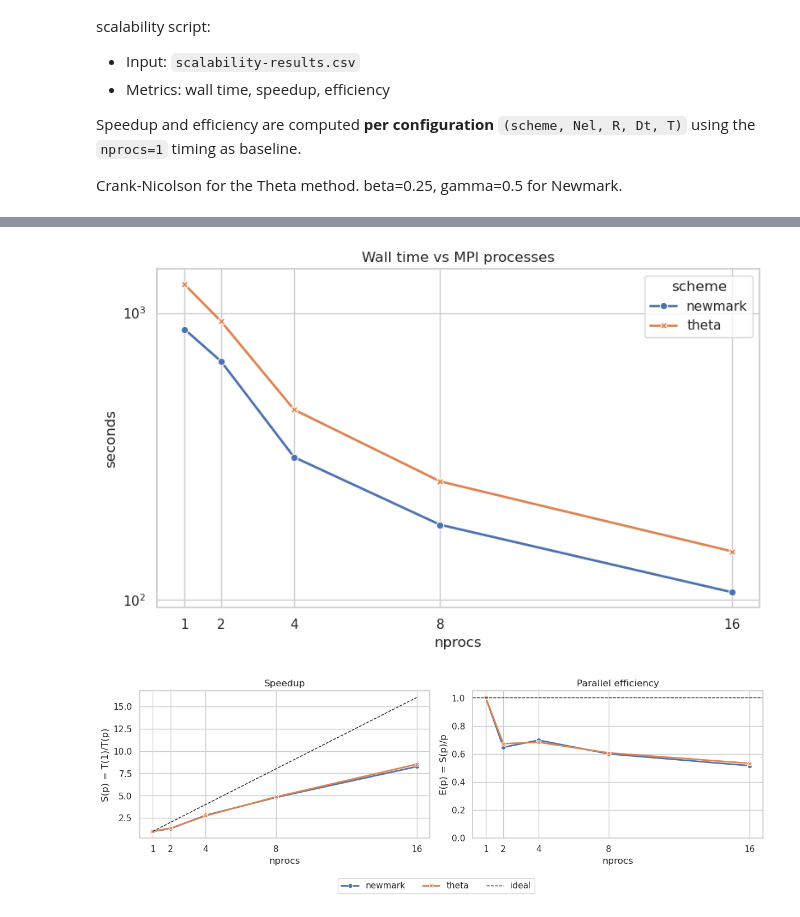
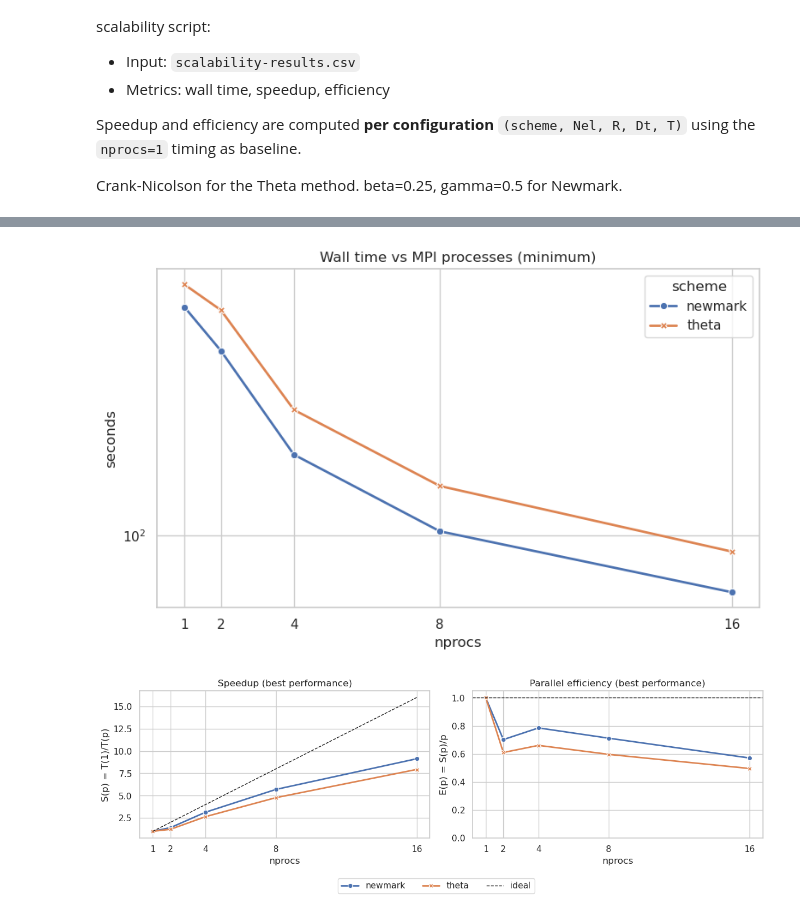
Before and after one commit to AlessandroGhiotto/nmpde-wave-equation, a Jupyter notebook: analysis/scalability-analisys.ipynb, the cells around one changed output, grey strips where cells are left out. Saved outputs shown, nothing was run; the diff lists cells and outputs as text; code cells hidden in the pictures.

```diff
--- a/analysis/scalability-analisys.ipynb
+++ b/analysis/scalability-analisys.ipynb
@@ -89,52 +95,62 @@ df_plot['case'] = (
     + ', T=' + df_plot['T'].astype(str)
 )
 
+# Aggregate by taking minimum for each configuration
+df_plot_agg = df_plot.groupby(['scheme', 'nprocs'], as_index=False).agg({'seconds': 'min'})
+
 plt.figure(figsize=(8, 5))
 ax = sns.lineplot(
-    data=df_plot, x='nprocs', y='seconds',
-    hue='scheme', style='scheme', markers=True, dashes=False, linewidth=2
+    data=df_plot_agg, x='nprocs', y='seconds',
+    hue='scheme', style='scheme', markers=True, dashes=False, linewidth=2,
+    errorbar=None
 )
-ax.set_title('Wall time vs MPI processes')
+ax.set_title('Wall time vs MPI processes (minimum)')
 ax.set_xlabel('nprocs')
 ax.set_ylabel('seconds')
 ax.set_yscale('log')
-ax.set_xticks(sorted(df_plot['nprocs'].unique()))
+ax.set_xticks(sorted(df_plot_agg['nprocs'].unique()))
 plt.tight_layout()
 # %% [output]
-[figure, old version]
+[figure, new version]
 # %%
 # Speedup and efficiency vs nprocs
+# Aggregate by taking minimum for each configuration
+dfm_agg = dfm.groupby(['scheme', 'nprocs'], as_index=False).agg({
+    'speedup': 'max',  # max speedup corresponds to min time
+    'efficiency': 'max'  # max efficiency corresponds to min time
+})
+
 fig, axes = plt.subplots(1, 2, figsize=(12, 4))
 
 sns.lineplot(
-    data=dfm, x='nprocs', y='speedup',
+    data=dfm_agg, x='nprocs', y='speedup',
     hue='scheme', style='scheme', markers=True, dashes=False, linewidth=2,
-    ax=axes[0]
+    ax=axes[0], errorbar=None
 )
-axes[0].plot([1, dfm['nprocs'].max()], [1, dfm['nprocs'].max()], color='k', linewidth=1, linestyle='--', label='ideal')
-axes[0].set_title('Speedup')
+axes[0].plot([1, dfm_agg['nprocs'].max()], [1, dfm_agg['nprocs'].max()], color='k', linewidth=1, linestyle='--', label='ideal')
+axes[0].set_title('Speedup (best performance)')
 axes[0].set_xlabel('nprocs')
 axes[0].set_ylabel('S(p) = T(1)/T(p)')
-axes[0].set_xticks(sorted(dfm['nprocs'].unique()))
+axes[0].set_xticks(sorted(dfm_agg['nprocs'].unique()))
 
 sns.lineplot(
-    data=dfm, x='nprocs', y='efficiency',
+    data=dfm_agg, x='nprocs', y='efficiency',
     hue='scheme', style='scheme', markers=True, dashes=False, linewidth=2,
-    ax=axes[1]
+    ax=axes[1], errorbar=None
 )
 axes[1].axhline(1.0, color='k', linewidth=1, linestyle='--', label='ideal')
-axes[1].set_title('Parallel efficiency')
+axes[1].set_title('Parallel efficiency (best performance)')
 axes[1].set_xlabel('nprocs')
 axes[1].set_ylabel('E(p) = S(p)/p')
-axes[1].set_xticks(sorted(dfm['nprocs'].unique()))
-axes[1].set_ylim(0, max(1.05, float(dfm['efficiency'].max()) * 1.05))
+axes[1].set_xticks(sorted(dfm_agg['nprocs'].unique()))
+axes[1].set_ylim(0, max(1.05, float(dfm_agg['efficiency'].max()) * 1.05))
 
 # De-duplicate legends (single legend outside)
 handles, labels = axes[0].get_legend_handles_labels()
 for ax in axes:
     if ax.get_legend() is not None:
         ax.get_legend().remove()
 fig.legend(handles, labels, loc='lower center', ncol=3, frameon=True, bbox_to_anchor=(0.5, -0.02))
 fig.tight_layout(rect=[0, 0.08, 1, 1])
 # %% [output]
-[figure, old version]
+[figure, new version]
```
Also changed, not shown: parts of 2 cells of this notebook, 16 other files.
